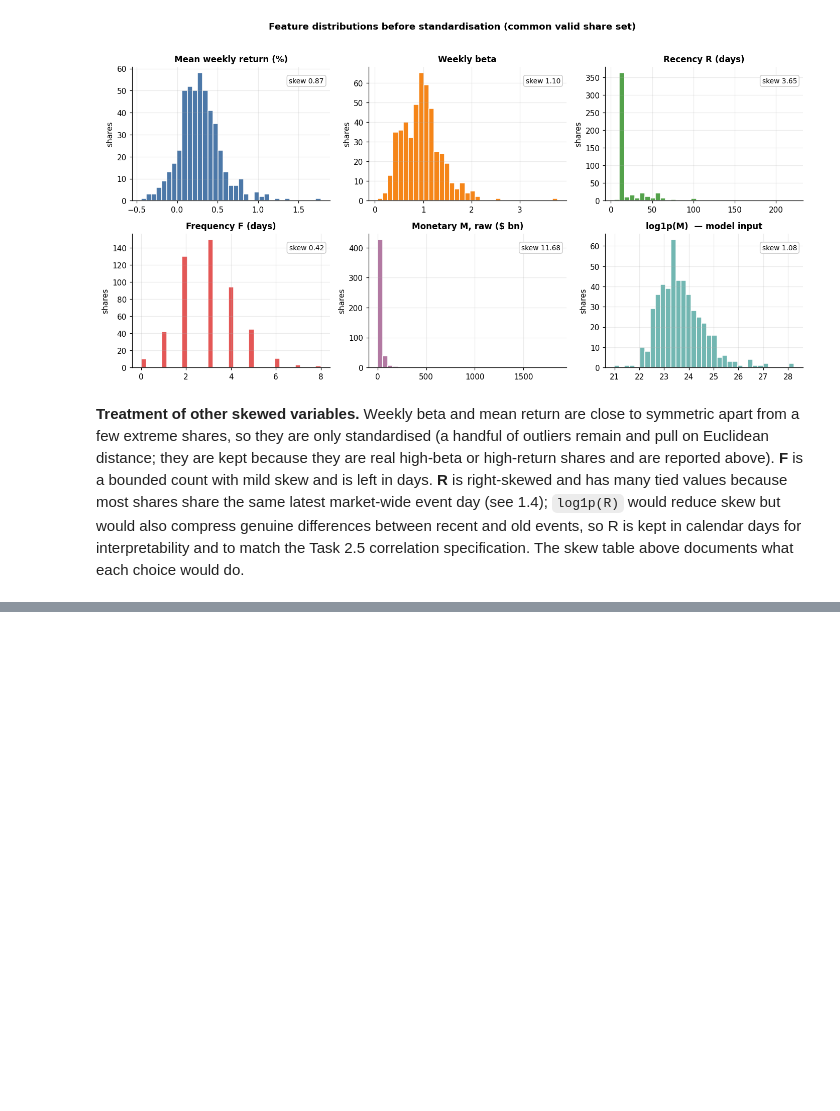
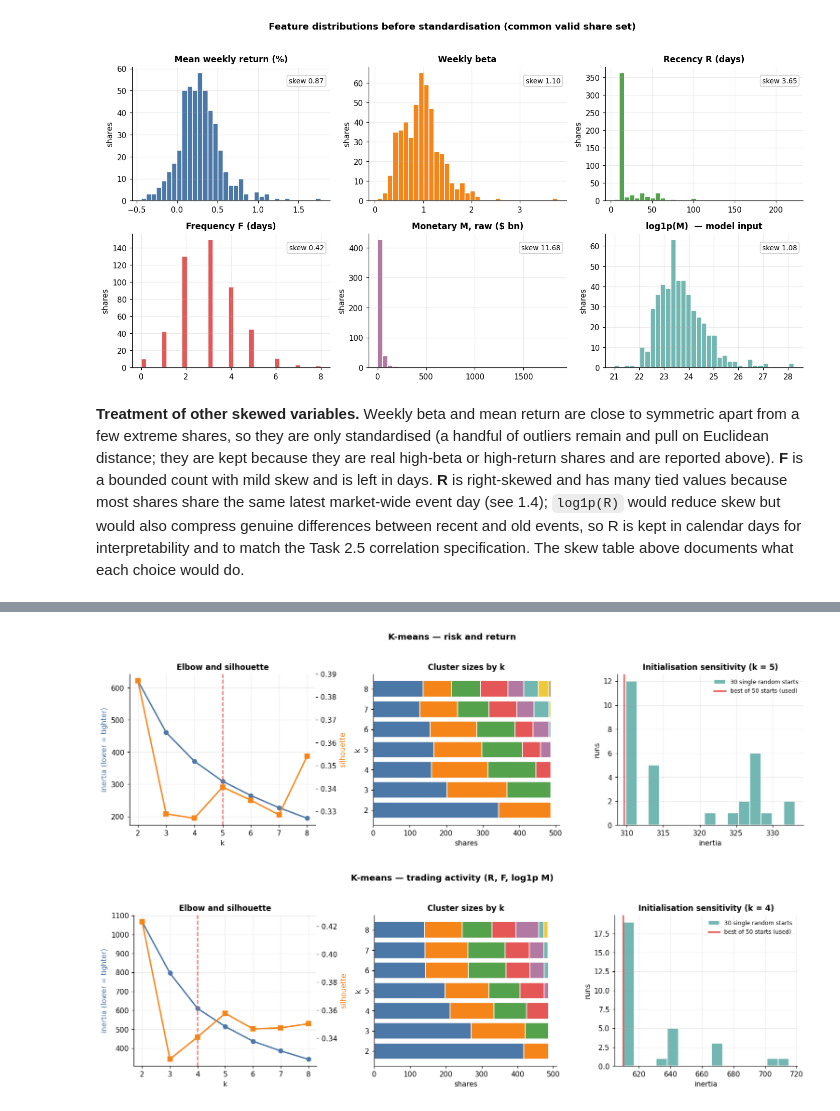
Before and after one commit to aaisha-aamina/crm-sp500-rfm-segmentation, a Jupyter notebook: Coursework_w2052143.ipynb, the cells around one changed output, grey strips where cells are left out. Saved outputs shown, nothing was run; the diff lists cells and outputs as text; code cells hidden in the pictures; blank space fills up the shorter version.

```diff
--- a/Coursework_w2052143.ipynb
+++ b/Coursework_w2052143.ipynb
@@ -698,0 +839,26 @@ Monetary: top-5 shares carry 89% of squared deviation on the raw scale vs 17% af
+# %%
+def plot_kmeans(key, title):
+    d = kmeans[key]; tbl, k = d['tbl'], d['k']
+    fig, axes = plt.subplots(1, 3, figsize=(14, 4.2))
+    ax = axes[0]; ax2 = ax.twinx()
+    ax.plot(tbl['k'], tbl['inertia'], marker='o', color=PALETTE[0], lw=2); ax.set_ylabel('inertia (lower = tighter)', color=PALETTE[0])
+    ax2.plot(tbl['k'], tbl['silhouette'], marker='s', color=PALETTE[1], lw=2); ax2.set_ylabel('silhouette', color=PALETTE[1]); ax2.grid(False)
+    ax.axvline(k, ls='--', color=PALETTE[3]); ax.set_xlabel('k'); ax.set_title('Elbow and silhouette')
+    ax = axes[1]
+    for kk, sizes in zip(tbl['k'], tbl['sizes']):
+        left = 0
+        for j, s in enumerate(sizes):
+            ax.barh(kk, s, left=left, color=PALETTE[j % 8], edgecolor='white'); left += s
+    ax.set_yticks(list(tbl['k'])); ax.set_title('Cluster sizes by k'); ax.set_xlabel('shares'); ax.set_ylabel('k'); ax.grid(False)
+    ax = axes[2]
+    ax.hist(d['inert'], bins=15, color=PALETTE[5], edgecolor='white', label='30 single random starts')
+    ax.axvline(d['best'], color=PALETTE[3], lw=2, label='best of 50 starts (used)')
+    ax.set_title(f'Initialisation sensitivity (k = {k})'); ax.set_xlabel('inertia'); ax.set_ylabel('runs'); ax.legend(frameon=False, fontsize=8)
+    fig.suptitle(f'K-means — {title}', fontweight='bold', y=1.03)
+    plt.tight_layout(); savefig(f'fig_2_3_{key}.png'); plt.show()
+
+plot_kmeans('km_rr',  'risk and return')
+plot_kmeans('km_act', 'trading activity (R, F, log1p M)')
+# %% [output]
+[figure, added]
+[figure, added]
```
Also changed, not shown: parts of 5 cells of this notebook.
